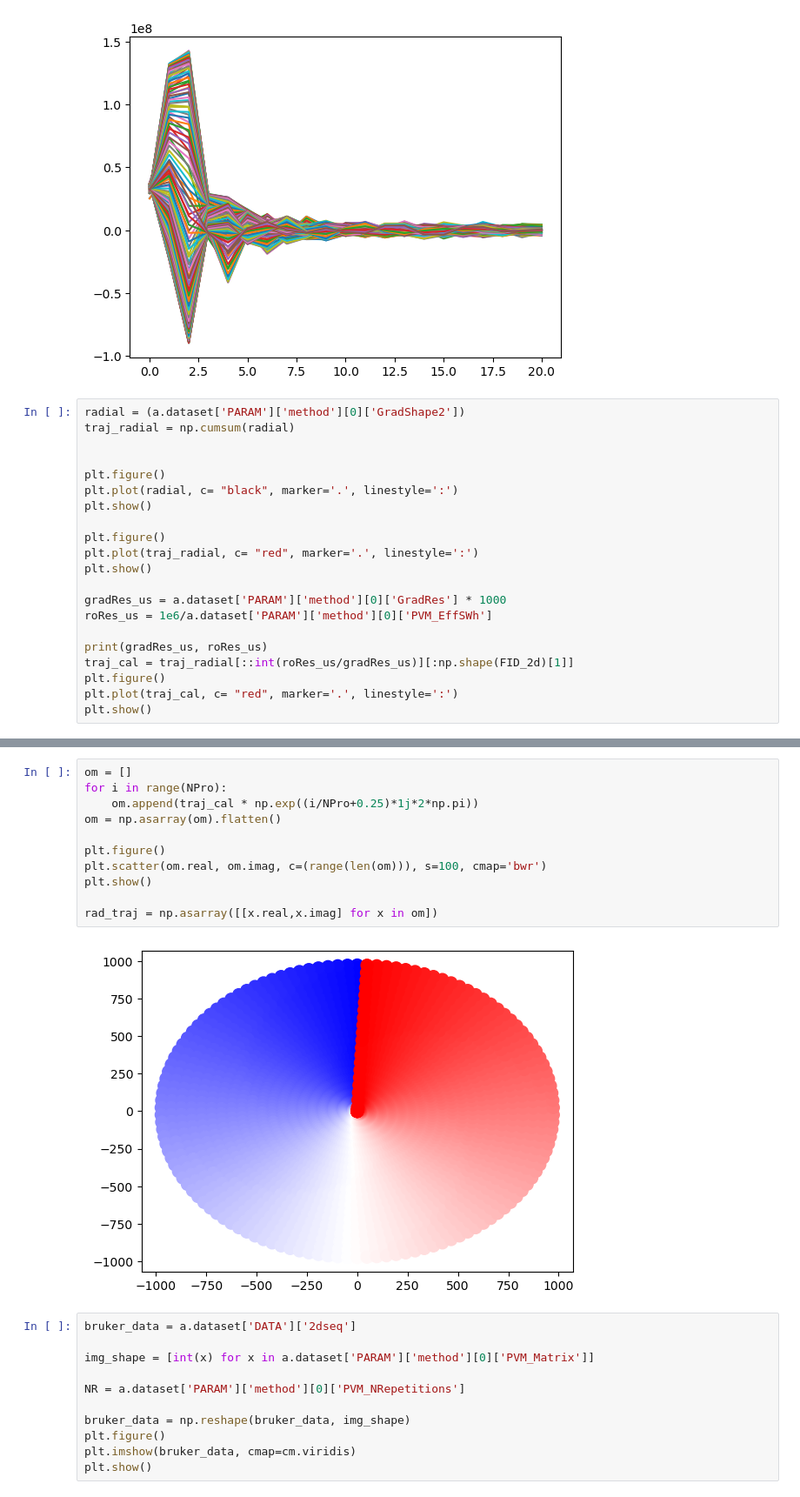
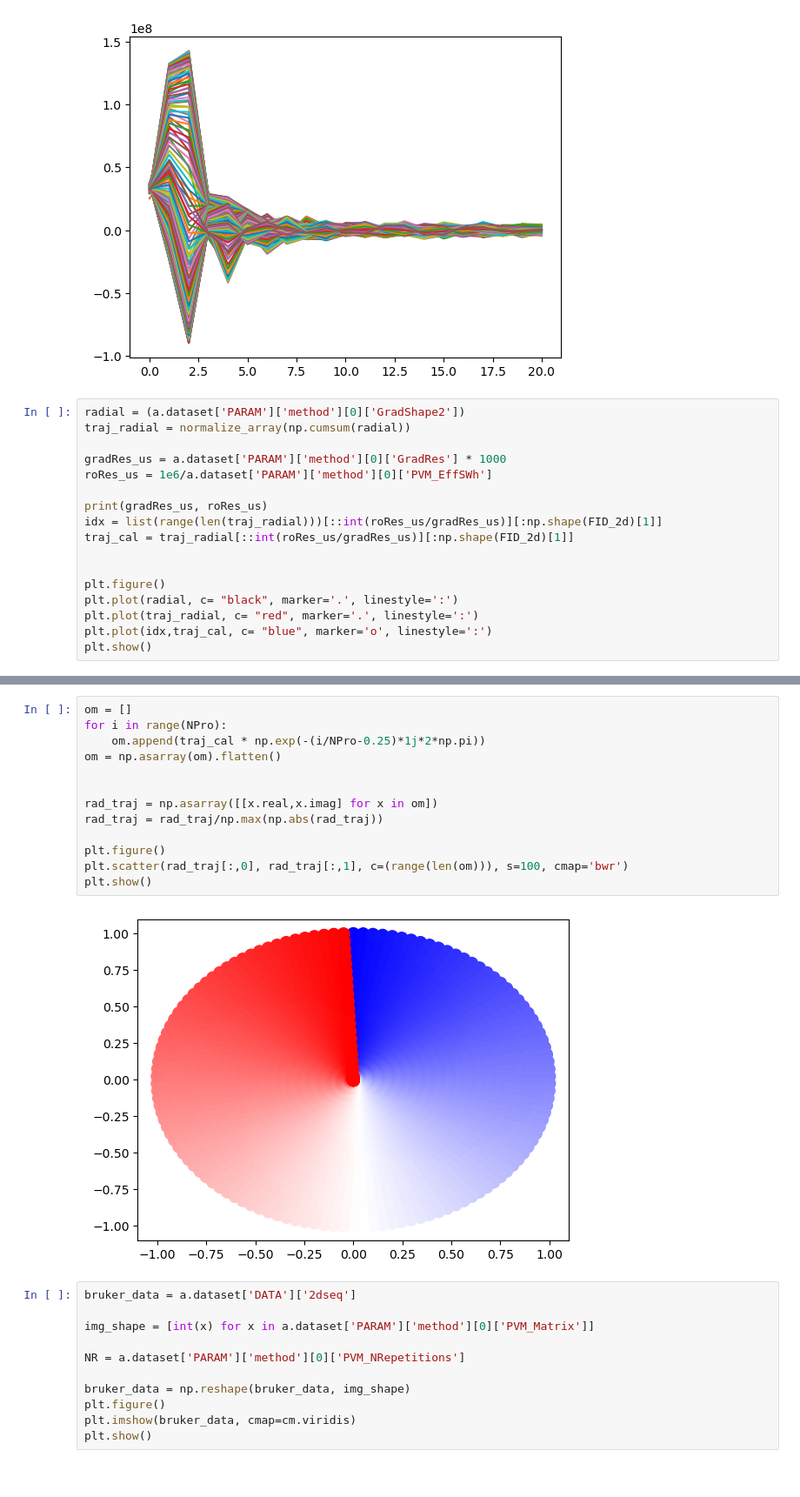
Before and after one commit to Xiao-JI-94158/pyHydra, a Jupyter notebook: UteTest.ipynb, the cells around one changed output, grey strips where cells are left out. Shown at 87% size. Cells and saved outputs as stored; diff of their text form.

```diff
--- a/UteTest.ipynb
+++ b/UteTest.ipynb
@@ -87,23 +87,19 @@ plt.show()
 [figure]
 # %%
 radial = (a.dataset['PARAM']['method'][0]['GradShape2'])
-traj_radial = np.cumsum(radial)
-
-
-plt.figure()
-plt.plot(radial, c= "black", marker='.', linestyle=':')
-plt.show()
-
-plt.figure()
-plt.plot(traj_radial, c= "red", marker='.', linestyle=':')
-plt.show()
+traj_radial = normalize_array(np.cumsum(radial))
 
 gradRes_us = a.dataset['PARAM']['method'][0]['GradRes'] * 1000
 roRes_us = 1e6/a.dataset['PARAM']['method'][0]['PVM_EffSWh']
 
 print(gradRes_us, roRes_us)
+idx = list(range(len(traj_radial)))[::int(roRes_us/gradRes_us)][:np.shape(FID_2d)[1]]
 traj_cal = traj_radial[::int(roRes_us/gradRes_us)][:np.shape(FID_2d)[1]]
+
+
 plt.figure()
-plt.plot(traj_cal, c= "red", marker='.', linestyle=':')
+plt.plot(radial, c= "black", marker='.', linestyle=':')
+plt.plot(traj_radial, c= "red", marker='.', linestyle=':')
+plt.plot(idx,traj_cal, c= "blue", marker='o', linestyle=':')
 plt.show()
 # %% [output]
@@ -114,16 +108,18 @@ plt.show()
 # %%
 om = []
 for i in range(NPro):
-    om.append(traj_cal * np.exp((i/NPro+0.25)*1j*2*np.pi))
+    om.append(traj_cal * np.exp(-(i/NPro-0.25)*1j*2*np.pi))
 om = np.asarray(om).flatten()
 
-plt.figure()
-plt.scatter(om.real, om.imag, c=(range(len(om))), s=100, cmap='bwr')
-plt.show()
 
 rad_traj = np.asarray([[x.real,x.imag] for x in om])
+rad_traj = rad_traj/np.max(np.abs(rad_traj))
+
+plt.figure()
+plt.scatter(rad_traj[:,0], rad_traj[:,1], c=(range(len(om))), s=100, cmap='bwr')
+plt.show()
 # %% [output]
-[figure, old version]
+[figure, new version]
 # %%
 bruker_data = a.dataset['DATA']['2dseq']
 
```
Also changed, not shown: parts of 11 cells of this notebook, 16 other files.
